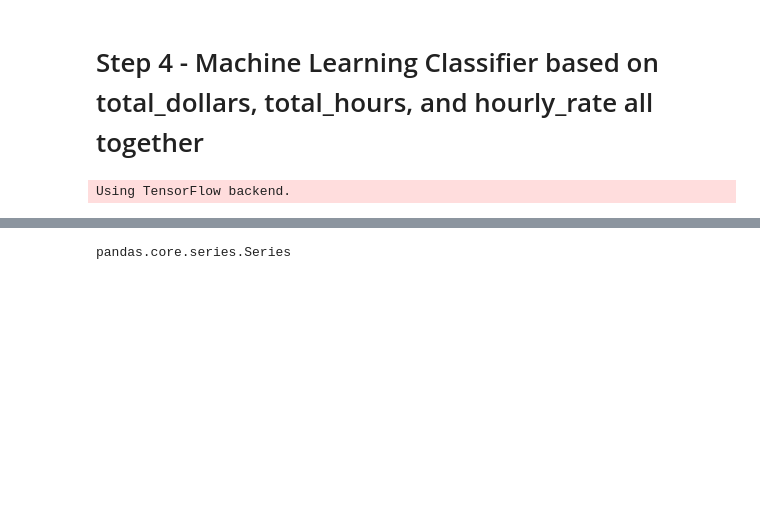
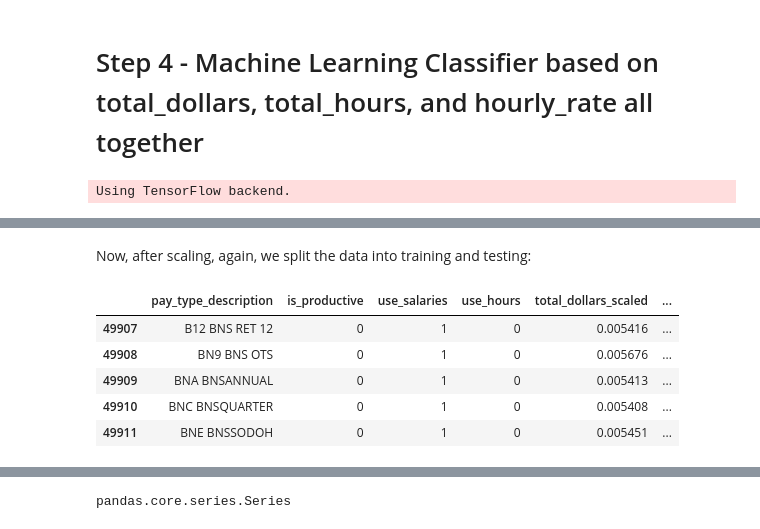
Before and after one commit to ChangyuYan/Paytype-Classifier, a Jupyter notebook: Analysis.ipynb, the cells around one changed output, grey strips where cells are left out. Drawn from its saved outputs; the diff is of its cells as text; code cells hidden in the pictures; blank space fills up the shorter version.

```diff
--- a/Analysis.ipynb
+++ b/Analysis.ipynb
@@ -293,0 +307,12 @@ valid_y = test.is_productive
+# %% [markdown]
+Now, after scaling, again, we split the data into training and testing:
+# %%
+train = data.iloc[ : int(total*0.8)]
+train.tail()
+# %% [output]
+|  | pay_type_description | is_productive | use_salaries | use_hours | total_dollars_scaled | ... |
+| 49907 | B12 BNS RET 12 | 0 | 1 | 0 | 0.005416 | ... |
+| 49908 | BN9 BNS OTS | 0 | 1 | 0 | 0.005676 | ... |
+| 49909 | BNA BNSANNUAL | 0 | 1 | 0 | 0.005413 | ... |
+| 49910 | BNC BNSQUARTER | 0 | 1 | 0 | 0.005408 | ... |
+| 49911 | BNE BNSSODOH | 0 | 1 | 0 | 0.005451 | ... |
```
Also changed, not shown: parts of 14 cells of this notebook.
